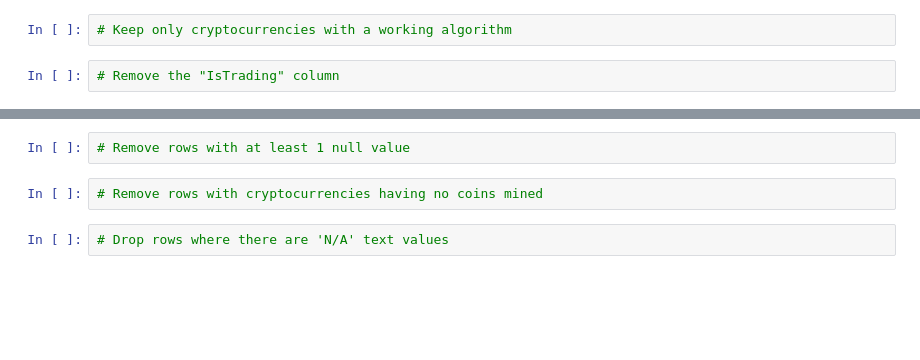
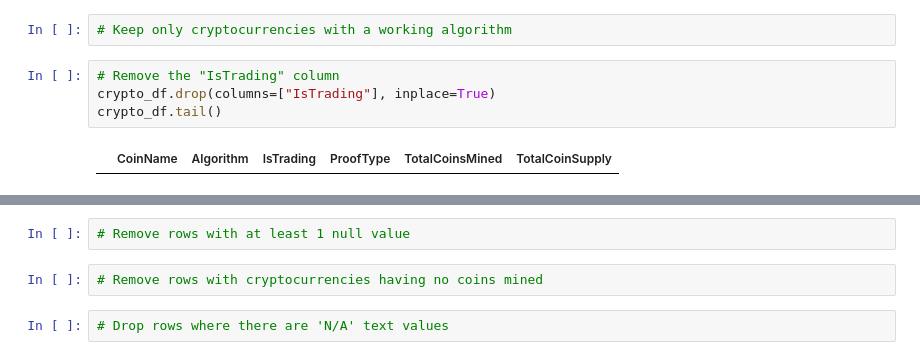
Before and after one commit to ColinNeagle/AWS_HW, a Jupyter notebook: 13-AWS-Lex/Instructions/Starter_Files/crypto_clustering.ipynb, the cells around one changed output, grey strips where cells are left out. Cells and saved outputs as stored; diff of their text form; blank space fills up the shorter version.

```diff
--- a/13-AWS-Lex/Instructions/Starter_Files/crypto_clustering.ipynb
+++ b/13-AWS-Lex/Instructions/Starter_Files/crypto_clustering.ipynb
@@ -68,3 +100,7 @@ crypto_df.head()
 # Keep only cryptocurrencies with a working algorithm
 # %%
 # Remove the "IsTrading" column
+crypto_df.drop(columns=["IsTrading"], inplace=True)
+crypto_df.tail()
+# %% [output]
+|  | CoinName | Algorithm | IsTrading | ProofType | TotalCoinsMined | TotalCoinSupply |
```
Also changed, not shown: parts of 5 cells of this notebook.
